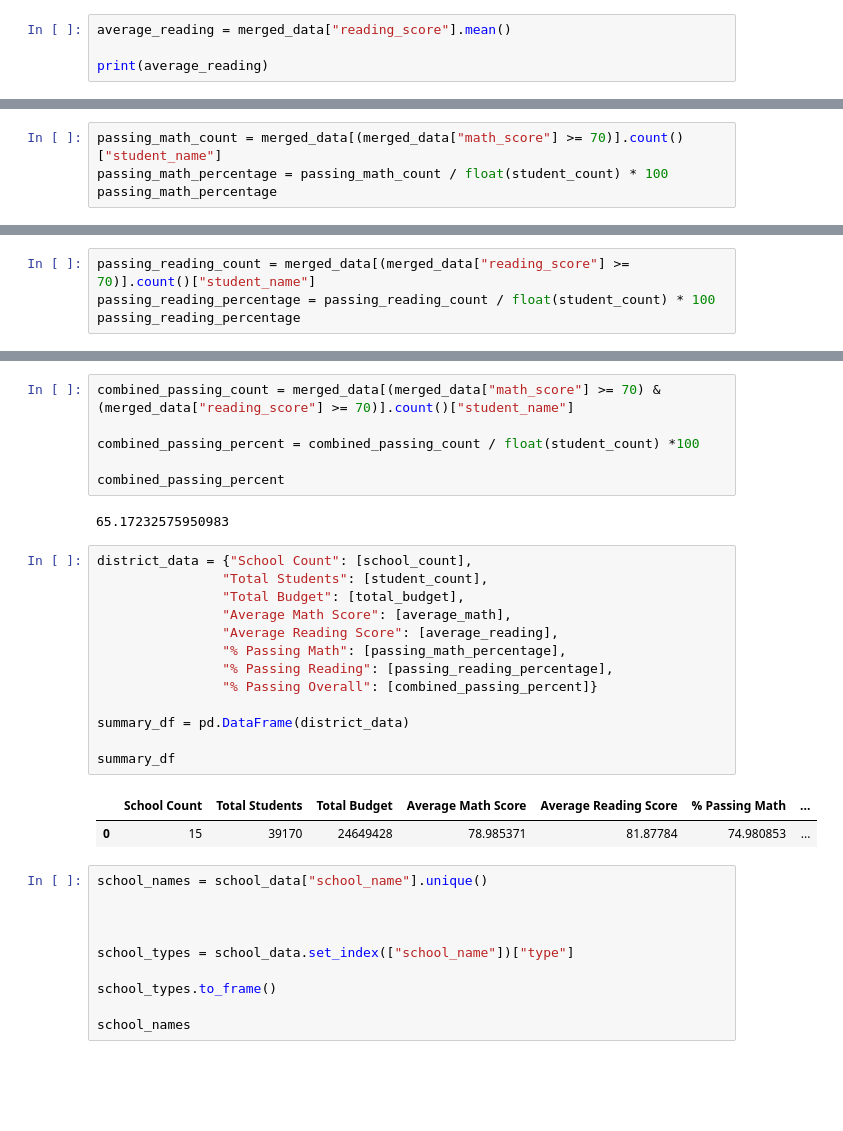
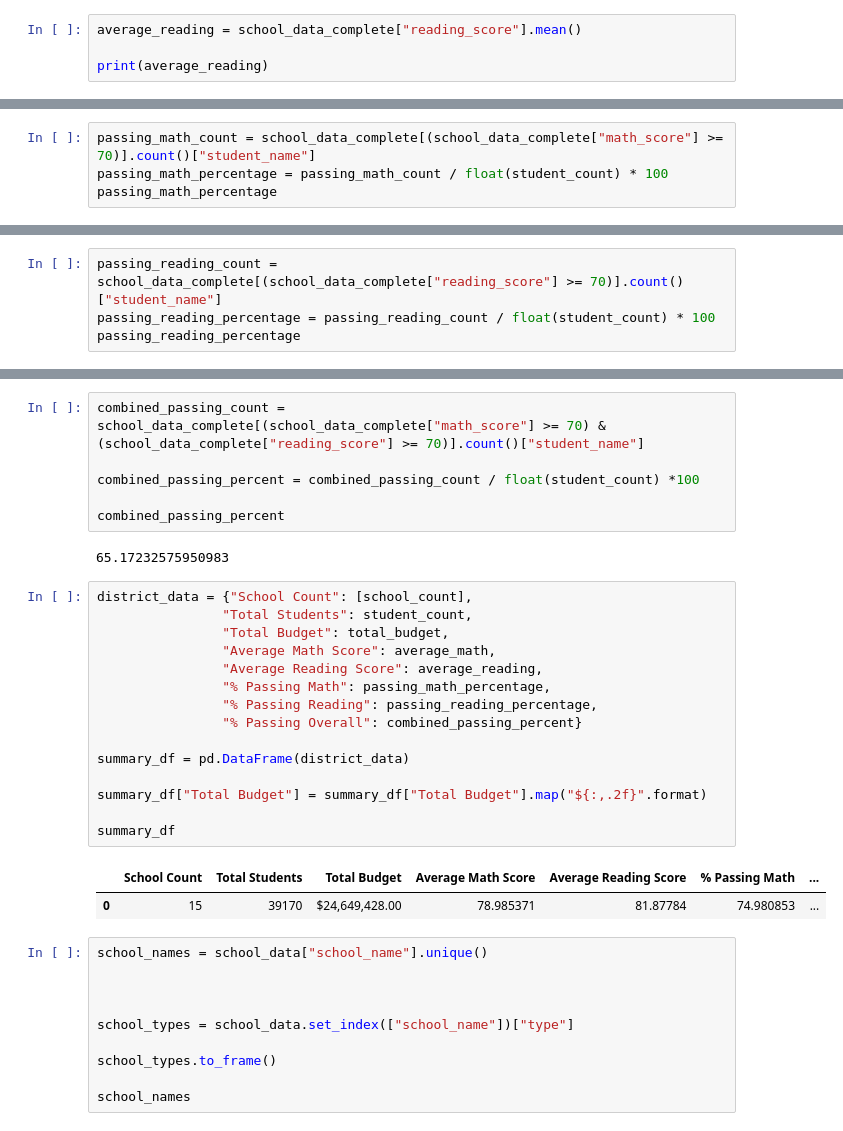
Before and after one commit to eyejayell/pandas-challenge, a Jupyter notebook: main.ipynb, the cells around one changed output, grey strips where cells are left out. Drawn from its saved outputs; the diff is of its cells as text; blank space fills up the shorter version.

Commit message:
through breakdown by budget per student

```diff
--- a/main.ipynb
+++ b/main.ipynb
@@ -42,25 +42,25 @@ print(average_math)
 # %% [output]
 78.98537145774827
 # %%
-average_reading = merged_data["reading_score"].mean()
+average_reading = school_data_complete["reading_score"].mean()
 
 print(average_reading)
 # %% [output]
 81.87784018381414
 # %%
-passing_math_count = merged_data[(merged_data["math_score"] >= 70)].count()["student_name"]
+passing_math_count = school_data_complete[(school_data_complete["math_score"] >= 70)].count()["student_name"]
 passing_math_percentage = passing_math_count / float(student_count) * 100
 passing_math_percentage
 # %% [output]
 74.9808526933878
 # %%
-passing_reading_count = merged_data[(merged_data["reading_score"] >= 70)].count()["student_name"]
+passing_reading_count = school_data_complete[(school_data_complete["reading_score"] >= 70)].count()["student_name"]
 passing_reading_percentage = passing_reading_count / float(student_count) * 100
 passing_reading_percentage
 # %% [output]
 85.80546336482001
 # %%
-combined_passing_count = merged_data[(merged_data["math_score"] >= 70) & (merged_data["reading_score"] >= 70)].count()["student_name"]
+combined_passing_count = school_data_complete[(school_data_complete["math_score"] >= 70) & (school_data_complete["reading_score"] >= 70)].count()["student_name"]
 
 combined_passing_percent = combined_passing_count / float(student_count) *100
 
@@ -69,20 +69,22 @@ combined_passing_percent
 65.17232575950983
 # %%
 district_data = {"School Count": [school_count],
-                "Total Students": [student_count],
-                "Total Budget": [total_budget],
-                "Average Math Score": [average_math],
-                "Average Reading Score": [average_reading],
-                "% Passing Math": [passing_math_percentage],
-                "% Passing Reading": [passing_reading_percentage],
-                "% Passing Overall": [combined_passing_percent]}
+                "Total Students": student_count,
+                "Total Budget": total_budget,
+                "Average Math Score": average_math,
+                "Average Reading Score": average_reading,
+                "% Passing Math": passing_math_percentage,
+                "% Passing Reading": passing_reading_percentage,
+                "% Passing Overall": combined_passing_percent}
 
 summary_df = pd.DataFrame(district_data)
 
+summary_df["Total Budget"] = summary_df["Total Budget"].map("${:,.2f}".format)
+
 summary_df
 # %% [output]
 |  | School Count | Total Students | Total Budget | Average Math Score | Average Reading Score | % Passing Math | ... |
-| 0 | 15 | 39170 | 24649428 | 78.985371 | 81.87784 | 74.980853 | ... |
+| 0 | 15 | 39170 | $24,649,428.00 | 78.985371 | 81.87784 | 74.980853 | ... |
 # %%
 school_names = school_data["school_name"].unique()
 
```
Also changed, not shown: parts of 21 cells of this notebook, 1 other file.
